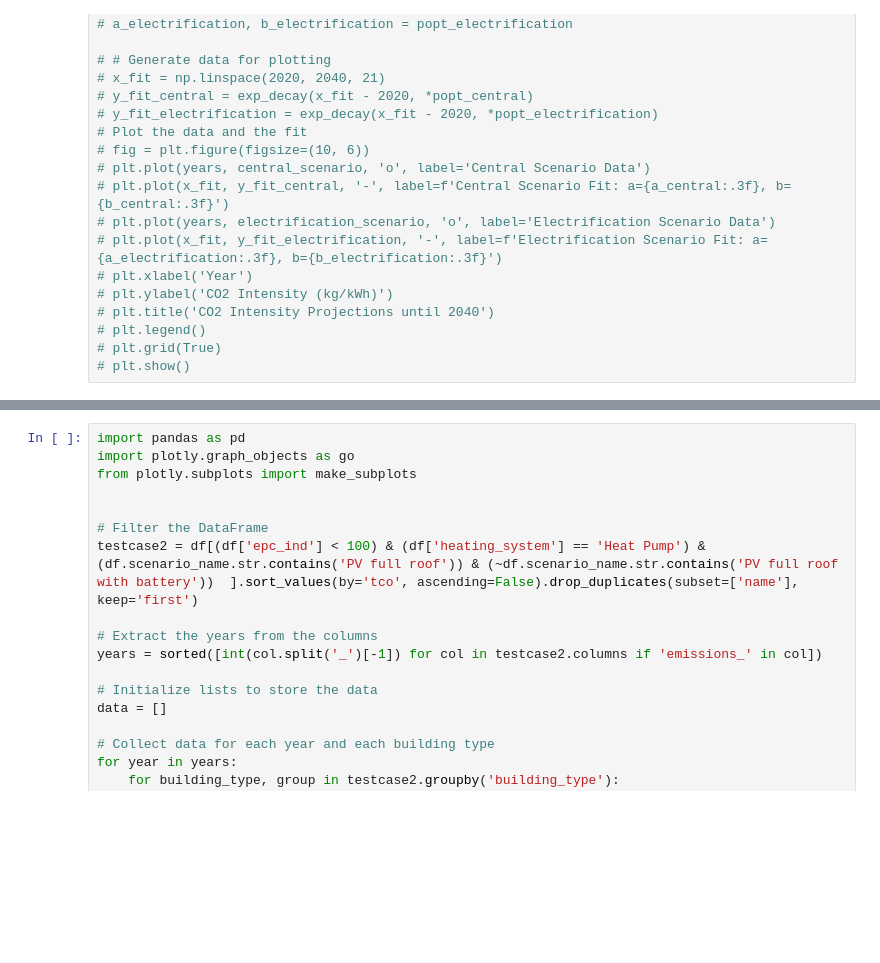
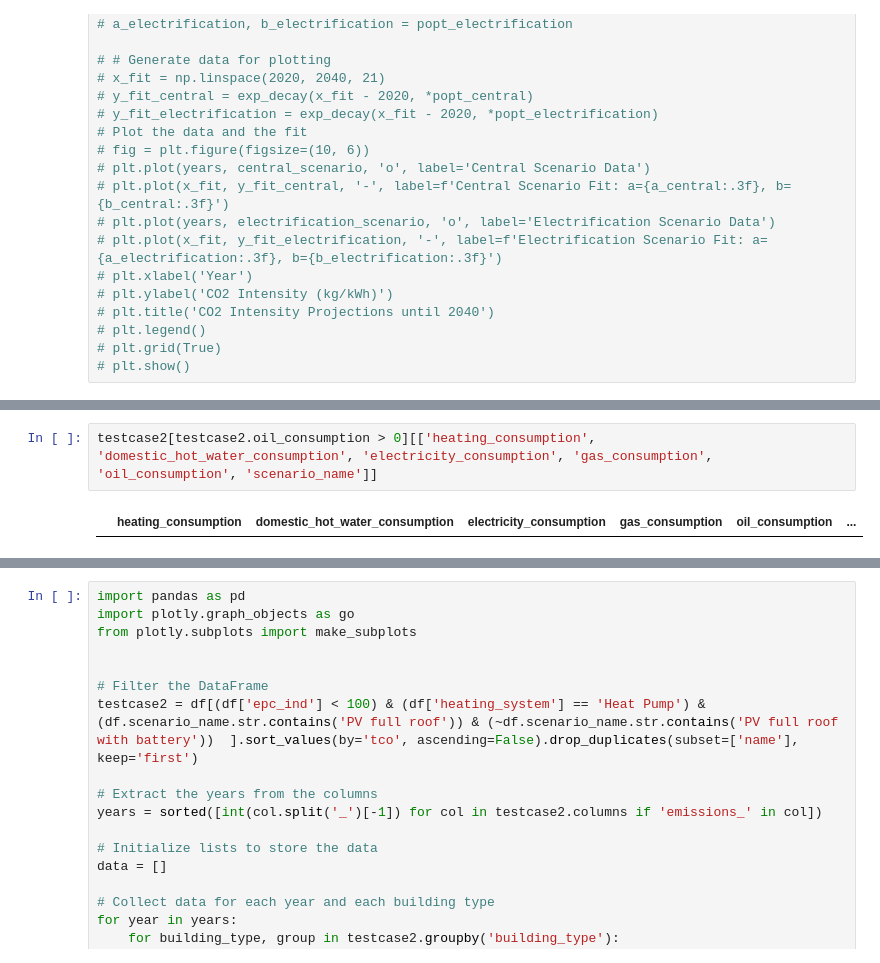
Before and after one commit to Marien-J/luminus, a Jupyter notebook: luminalysis.ipynb, the cells around one changed output, grey strips where cells are left out. Cells and saved outputs as stored; diff of their text form; blank space fills up the shorter version.

```diff
--- a/luminalysis.ipynb
+++ b/luminalysis.ipynb
@@ -379,3 +527,7 @@ for i in range(len(building_types)+ 1):
 fig.show()
 # %% [output]
 [interactive output not drawn]
+# %%
+testcase2[testcase2.oil_consumption > 0][['heating_consumption', 'domestic_hot_water_consumption', 'electricity_consumption', 'gas_consumption', 'oil_consumption', 'scenario_name']]
+# %% [output]
+|  | heating_consumption | domestic_hot_water_consumption | electricity_consumption | gas_consumption | oil_consumption | ... |
```
Also changed, not shown: parts of 15 cells of this notebook, 1 other file.
